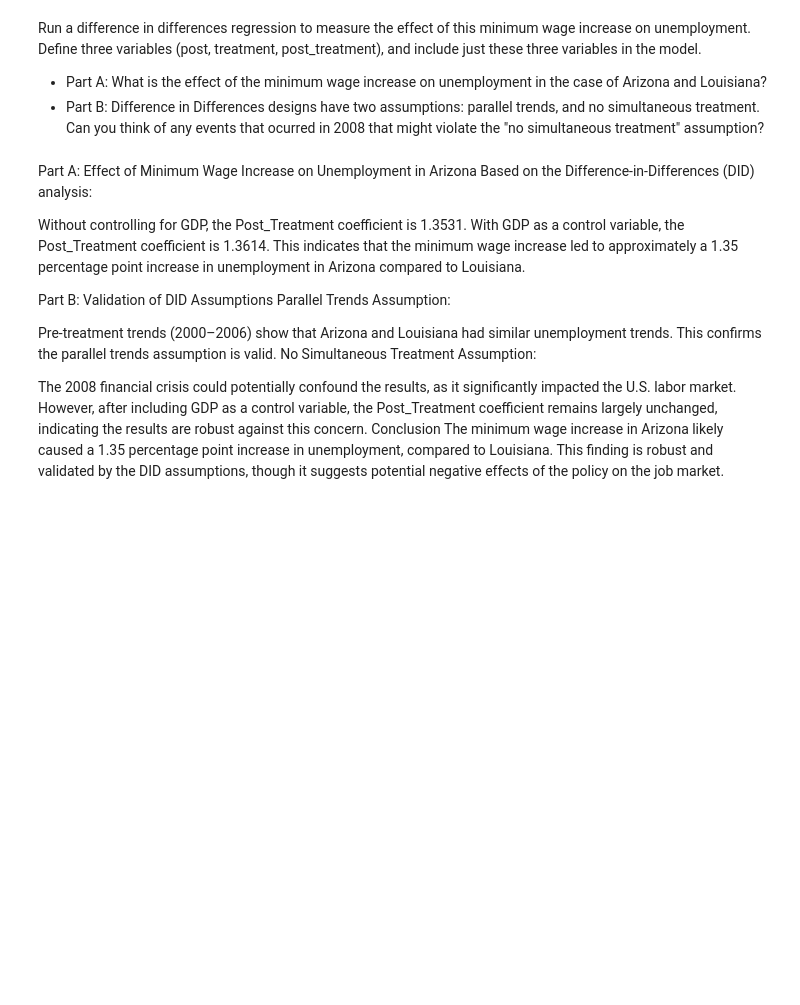
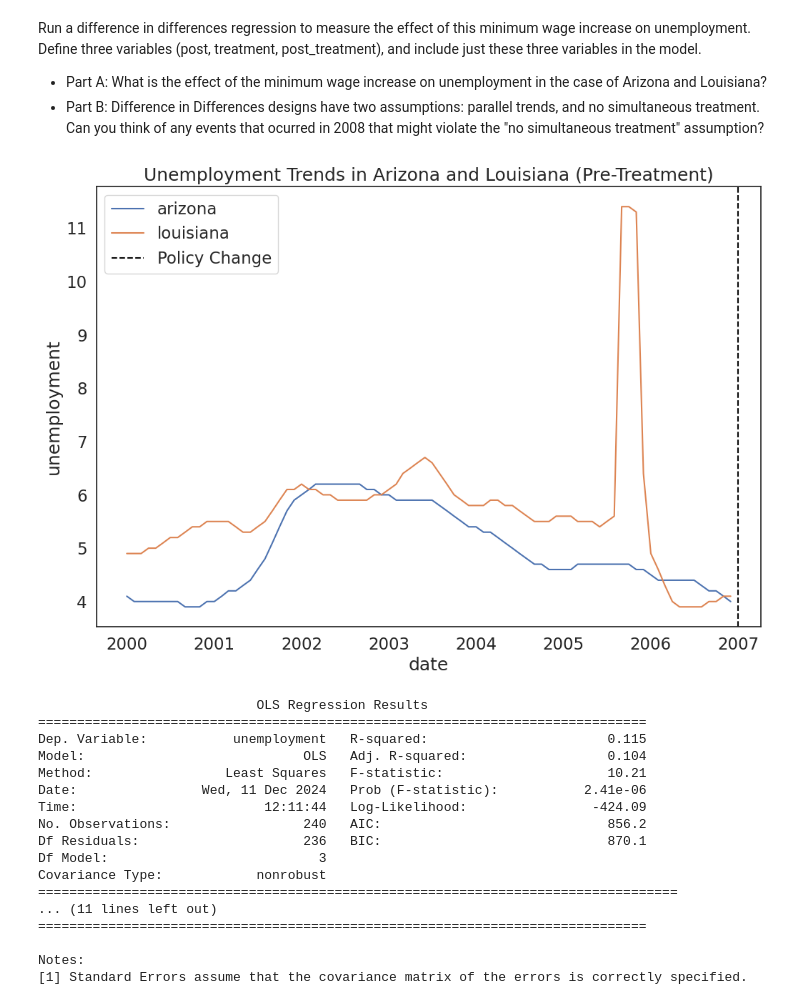
Before and after one commit to IkerZha0401/QM2_1, a Jupyter notebook: notebooks/W08. Diff-in-Diff.ipynb, the cells around one changed output. Cells and saved outputs as stored; diff of their text form; code cells hidden in the pictures; blank space fills up the shorter version.

```diff
--- a/notebooks/W08. Diff-in-Diff.ipynb
+++ b/notebooks/W08. Diff-in-Diff.ipynb
@@ -396,28 +340,41 @@ print(did_model.summary())
-# %%
-# Add GDP as a control variable
-did2['gdp'] = np.random.normal(loc=50000, scale=10000, size=len(did2))  # Example GDP data
-
-# Re-run the DID model with GDP as a control
-did_model_control = ols('unemployment ~ post + treatment + post_treatment + gdp', did2).fit()
-
-# Print regression results with control variable
-print(did_model_control.summary())
-# %% [markdown]
-Part A: Effect of Minimum Wage Increase on Unemployment in Arizona
-Based on the Difference-in-Differences (DID) analysis:
-
-Without controlling for GDP, the Post_Treatment coefficient is 1.3531.
-With GDP as a control variable, the Post_Treatment coefficient is 1.3614.
-This indicates that the minimum wage increase led to approximately a 1.35 percentage point increase in unemployment in Arizona compared to Louisiana.
-
-Part B: Validation of DID Assumptions
-Parallel Trends Assumption:
-
-Pre-treatment trends (2000–2006) show that Arizona and Louisiana had similar unemployment trends.
-This confirms the parallel trends assumption is valid.
-No Simultaneous Treatment Assumption:
-
-The 2008 financial crisis could potentially confound the results, as it significantly impacted the U.S. labor market.
-However, after including GDP as a control variable, the Post_Treatment coefficient remains largely unchanged, indicating the results are robust against this concern.
-Conclusion
-The minimum wage increase in Arizona likely caused a 1.35 percentage point increase in unemployment, compared to Louisiana. This finding is robust and validated by the DID assumptions, though it suggests potential negative effects of the policy on the job market.
+# %%
+import numpy as np
+import pandas as pd
+import seaborn as sns
+import matplotlib.pyplot as plt
+from statsmodels.formula.api import ols
+
+
+did2['post'] = np.where(did2['date'] >= '2007-01-01', 1, 0)
+did2['treatment'] = np.where(did2['state'] == 'arizona', 1, 0)
+did2['post_treatment'] = did2['post'] * did2['treatment']
+
+
+sns.lineplot(data=did2[did2['date'] < '2007-01-01'], x='date', y='unemployment', hue='state')
+plt.axvline(pd.to_datetime('2007-01-01'), color='black', linestyle='--', label='Policy Change')
+plt.title('Unemployment Trends in Arizona and Louisiana (Pre-Treatment)')
+plt.legend()
+plt.show()
+
+
+did_model = ols('unemployment ~ post + treatment + post_treatment', data=did2).fit()
+print(did_model.summary())
+# %% [output]
+[figure, added]
+                            OLS Regression Results
+==============================================================================
+Dep. Variable:           unemployment   R-squared:                       0.115
+Model:                            OLS   Adj. R-squared:                  0.104
+Method:                 Least Squares   F-statistic:                     10.21
+Date:                Wed, 11 Dec 2024   Prob (F-statistic):           2.41e-06
+Time:                        12:11:44   Log-Likelihood:                -424.09
+No. Observations:                 240   AIC:                             856.2
+Df Residuals:                     236   BIC:                             870.1
+Df Model:                           3
+Covariance Type:            nonrobust
+==================================================================================
+... (11 lines left out)
+==============================================================================
+
+Notes:
+[1] Standard Errors assume that the covariance matrix of the errors is correctly specified.
```
Also changed, not shown: parts of 5 cells of this notebook.
